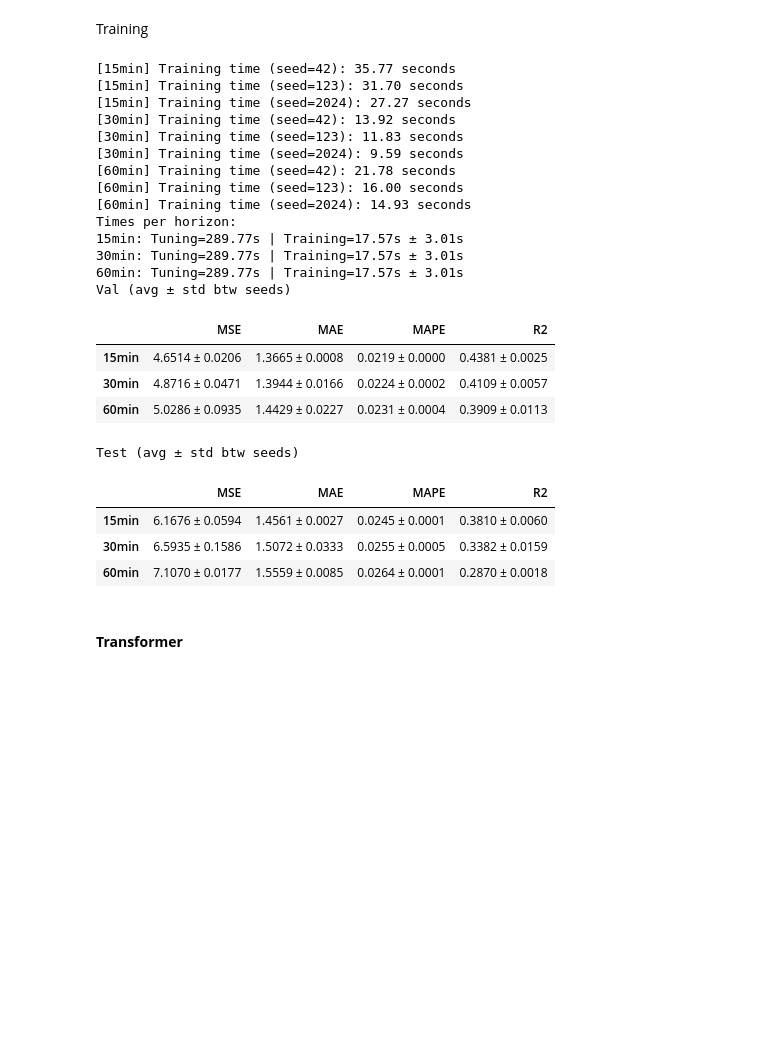
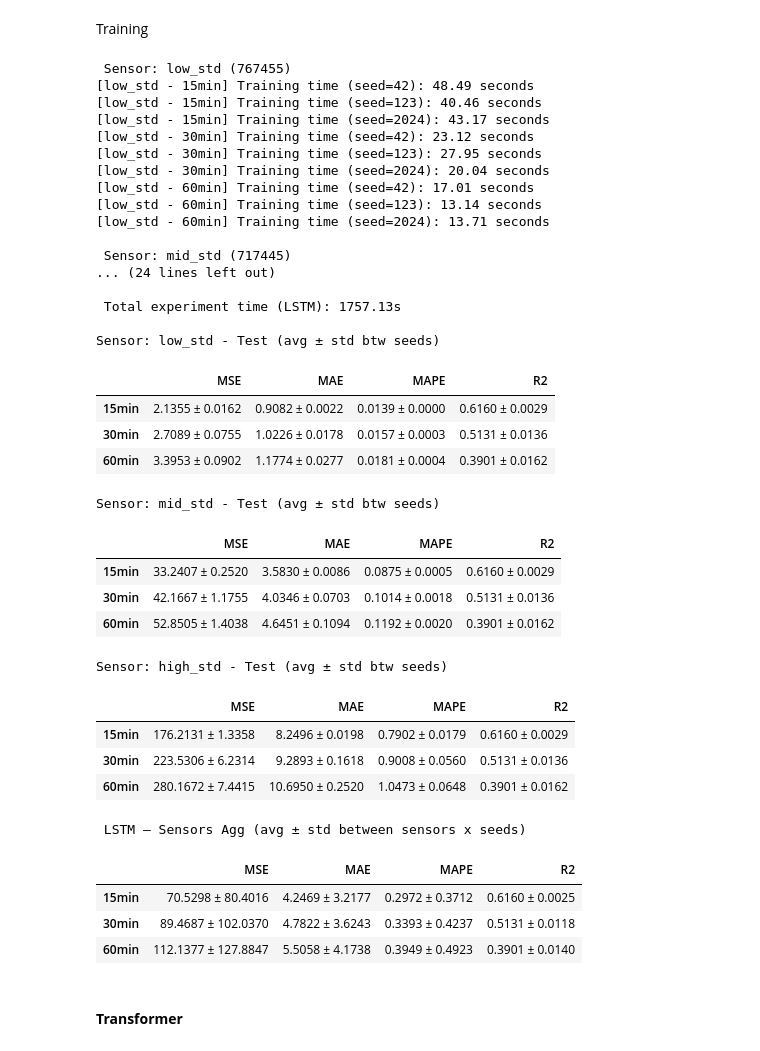
Before and after one commit to yo-danny/urban-time-series-comparison, a Jupyter notebook: notebooks/urban_time_series_comparison_traffic.ipynb, the cells around one changed output. Drawn from its saved outputs; the diff is of its cells as text; code cells hidden in the pictures; blank space fills up the shorter version.

Commit message:
training lstm with multisensor inputs

```diff
--- a/notebooks/urban_time_series_comparison_traffic.ipynb
+++ b/notebooks/urban_time_series_comparison_traffic.ipynb
@@ -860,57 +867,70 @@ for sensor_label, sensor_col in choosen_sensors.items():
 
       if EVALUATE_ON_TEST:
         Y_pred_test = predict_lstm(model, X_test)
-        results_test_lstm[sensor_label][name].append(evaluate(Y_test, Y_pred_test, mean_s, std_s))
+        results_test_multisensor_lstm[sensor_label][name].append(evaluate(Y_test, Y_pred_test, mean_s, std_s))
 
     train_time_multisensor_lstm[sensor_label][name] = {
         "avg": np.mean(train_times),
         "std": np.std(train_times)
     }
 
 total_tuning_time_lstm = sum(tuning_time_per_horizon_lstm.values())
 
 total_training_time_lstm = sum(
     train_time_multisensor_lstm[sensor_label][name]["avg"] * len(SEEDS)
     for sensor_label in choosen_sensors
     for name in horizons
 )
 
 print(f"\nTuning time: {total_tuning_time_lstm:.2f}s")
 
 print(f"\nTraining time: {total_training_time_lstm:.2f}s")
 print(f"\n Total experiment time (LSTM): {total_tuning_time_lstm + total_training_time_lstm:.2f}s ")
 
 for sensor_label in choosen_sensors:
   print(f"\nSensor: {sensor_label} - Test (avg ± std btw seeds)")
   display(summarize(results_test_multisensor_lstm[sensor_label]))
 
 aggregated_test_lstm = aggregate_across_sensors(results_test_multisensor_lstm, horizons)
 print("\n LSTM — Sensors Agg (avg ± std between sensors x seeds)")
 display(summarize(aggregated_test_lstm))
 # %% [output]
-[15min] Training time (seed=42): 35.77 seconds
-[15min] Training time (seed=123): 31.70 seconds
-[15min] Training time (seed=2024): 27.27 seconds
-[30min] Training time (seed=42): 13.92 seconds
-[30min] Training time (seed=123): 11.83 seconds
-[30min] Training time (seed=2024): 9.59 seconds
-[60min] Training time (seed=42): 21.78 seconds
-[60min] Training time (seed=123): 16.00 seconds
-[60min] Training time (seed=2024): 14.93 seconds
-Times per horizon:
-15min: Tuning=289.77s | Training=17.57s ± 3.01s
-30min: Tuning=289.77s | Training=17.57s ± 3.01s
-60min: Tuning=289.77s | Training=17.57s ± 3.01s
-Val (avg ± std btw seeds)
+ Sensor: low_std (767455)
+[low_std - 15min] Training time (seed=42): 48.49 seconds
+[low_std - 15min] Training time (seed=123): 40.46 seconds
+[low_std - 15min] Training time (seed=2024): 43.17 seconds
+[low_std - 30min] Training time (seed=42): 23.12 seconds
+[low_std - 30min] Training time (seed=123): 27.95 seconds
+[low_std - 30min] Training time (seed=2024): 20.04 seconds
+[low_std - 60min] Training time (seed=42): 17.01 seconds
+[low_std - 60min] Training time (seed=123): 13.14 seconds
+[low_std - 60min] Training time (seed=2024): 13.71 seconds
+
+ Sensor: mid_std (717445)
+... (24 lines left out)
+
+ Total experiment time (LSTM): 1757.13s
+
+Sensor: low_std - Test (avg ± std btw seeds)
 |  | MSE | MAE | MAPE | R2 |
-| 15min | 4.6514 ± 0.0206 | 1.3665 ± 0.0008 | 0.0219 ± 0.0000 | 0.4381 ± 0.0025 |
-| 30min | 4.8716 ± 0.0471 | 1.3944 ± 0.0166 | 0.0224 ± 0.0002 | 0.4109 ± 0.0057 |
-| 60min | 5.0286 ± 0.0935 | 1.4429 ± 0.0227 | 0.0231 ± 0.0004 | 0.3909 ± 0.0113 |
+| 15min | 2.1355 ± 0.0162 | 0.9082 ± 0.0022 | 0.0139 ± 0.0000 | 0.6160 ± 0.0029 |
+| 30min | 2.7089 ± 0.0755 | 1.0226 ± 0.0178 | 0.0157 ± 0.0003 | 0.5131 ± 0.0136 |
+| 60min | 3.3953 ± 0.0902 | 1.1774 ± 0.0277 | 0.0181 ± 0.0004 | 0.3901 ± 0.0162 |
-Test (avg ± std btw seeds)
+Sensor: mid_std - Test (avg ± std btw seeds)
 |  | MSE | MAE | MAPE | R2 |
-| 15min | 6.1676 ± 0.0594 | 1.4561 ± 0.0027 | 0.0245 ± 0.0001 | 0.3810 ± 0.0060 |
-| 30min | 6.5935 ± 0.1586 | 1.5072 ± 0.0333 | 0.0255 ± 0.0005 | 0.3382 ± 0.0159 |
-| 60min | 7.1070 ± 0.0177 | 1.5559 ± 0.0085 | 0.0264 ± 0.0001 | 0.2870 ± 0.0018 |
+| 15min | 33.2407 ± 0.2520 | 3.5830 ± 0.0086 | 0.0875 ± 0.0005 | 0.6160 ± 0.0029 |
+| 30min | 42.1667 ± 1.1755 | 4.0346 ± 0.0703 | 0.1014 ± 0.0018 | 0.5131 ± 0.0136 |
+| 60min | 52.8505 ± 1.4038 | 4.6451 ± 0.1094 | 0.1192 ± 0.0020 | 0.3901 ± 0.0162 |
+Sensor: high_std - Test (avg ± std btw seeds)
+|  | MSE | MAE | MAPE | R2 |
+| 15min | 176.2131 ± 1.3358 | 8.2496 ± 0.0198 | 0.7902 ± 0.0179 | 0.6160 ± 0.0029 |
+| 30min | 223.5306 ± 6.2314 | 9.2893 ± 0.1618 | 0.9008 ± 0.0560 | 0.5131 ± 0.0136 |
+| 60min | 280.1672 ± 7.4415 | 10.6950 ± 0.2520 | 1.0473 ± 0.0648 | 0.3901 ± 0.0162 |
+ LSTM — Sensors Agg (avg ± std between sensors x seeds)
+|  | MSE | MAE | MAPE | R2 |
+| 15min | 70.5298 ± 80.4016 | 4.2469 ± 3.2177 | 0.2972 ± 0.3712 | 0.6160 ± 0.0025 |
+| 30min | 89.4687 ± 102.0370 | 4.7822 ± 3.6243 | 0.3393 ± 0.4237 | 0.5131 ± 0.0118 |
+| 60min | 112.1377 ± 127.8847 | 5.5058 ± 4.1738 | 0.3949 ± 0.4923 | 0.3901 ± 0.0140 |
 # %% [markdown]
 #### **Transformer**
 # %%
```
Also changed, not shown: parts of 1 cell of this notebook.
